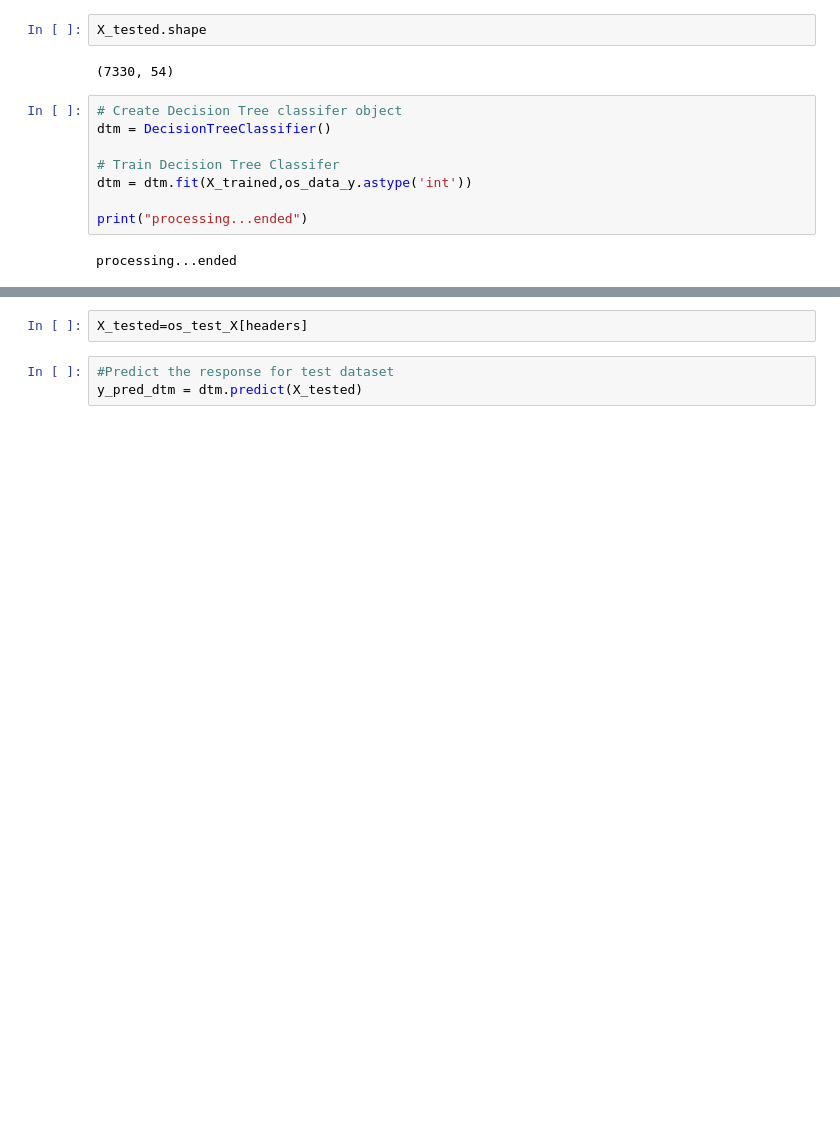
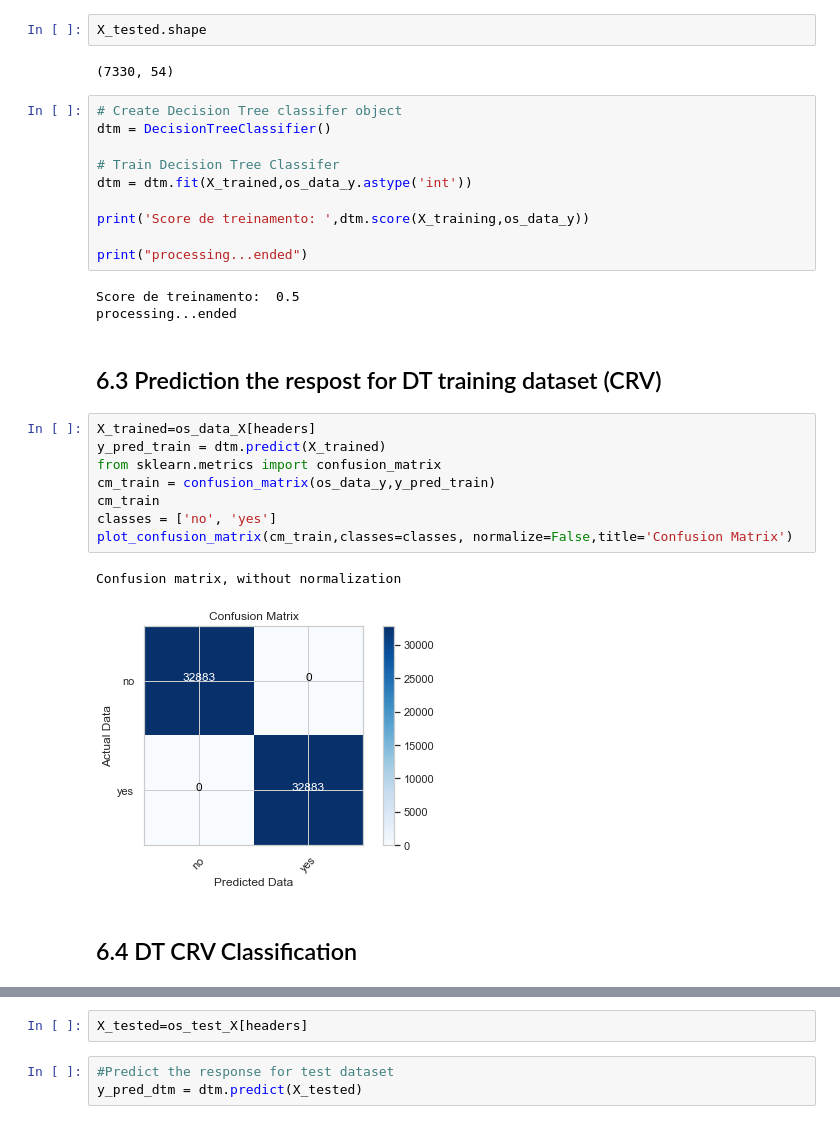
Before and after one commit to edbkei/MO416PROJ3, a Jupyter notebook: Projeto3/Project3.ipynb, the cells around one changed output, grey strips where cells are left out. Saved outputs shown, nothing was run; the diff lists cells and outputs as text; blank space fills up the shorter version.

```diff
--- a/Projeto3/Project3.ipynb
+++ b/Projeto3/Project3.ipynb
@@ -1383,6 +1383,24 @@ dtm = DecisionTreeClassifier()
 # Train Decision Tree Classifer
 dtm = dtm.fit(X_trained,os_data_y.astype('int'))
 
+print('Score de treinamento: ',dtm.score(X_training,os_data_y))
+
 print("processing...ended")
 # %% [output]
+Score de treinamento:  0.5
 processing...ended
+# %% [markdown]
+## 6.3 Prediction the respost for DT training dataset (CRV)
+# %%
+X_trained=os_data_X[headers]
+y_pred_train = dtm.predict(X_trained)
+from sklearn.metrics import confusion_matrix
+cm_train = confusion_matrix(os_data_y,y_pred_train)
+cm_train
+classes = ['no', 'yes']
+plot_confusion_matrix(cm_train,classes=classes, normalize=False,title='Confusion Matrix')
+# %% [output]
+Confusion matrix, without normalization
+[figure, added]
+# %% [markdown]
+## 6.4 DT CRV Classification
```
Also changed, not shown: parts of 13 cells of this notebook, 1 other file.
